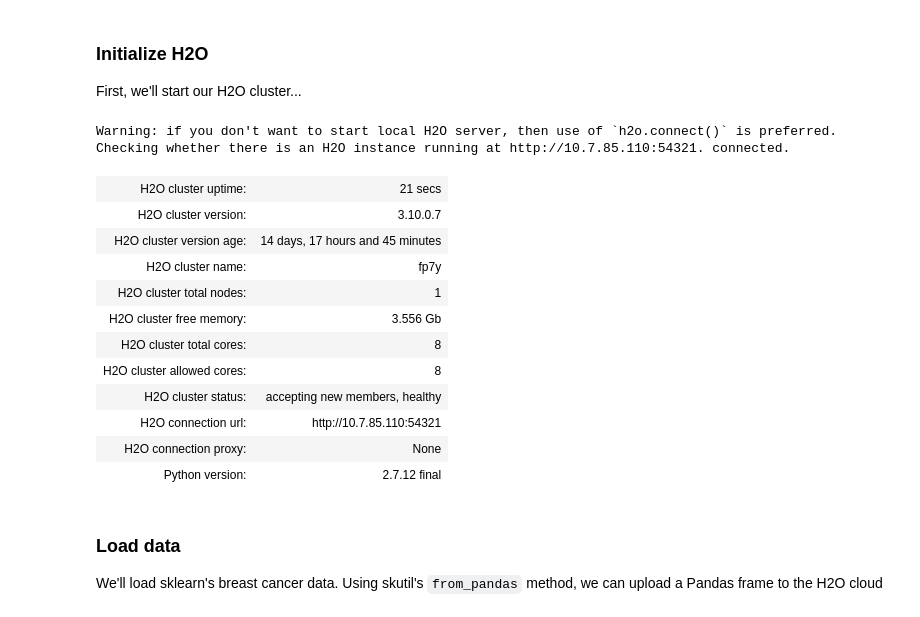
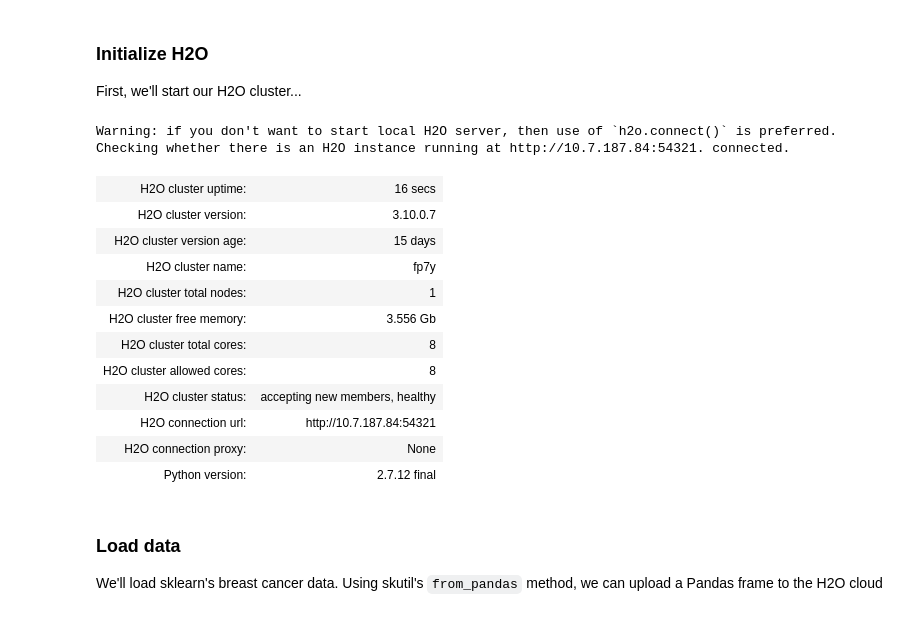
Before and after one commit to tgsmith61591/skutil, a Jupyter notebook: doc/examples/h2o/h2o_example.ipynb, the cells around one changed output. Saved outputs shown, nothing was run; the diff lists cells and outputs as text; code cells hidden in the pictures.

```diff
--- a/doc/examples/h2o/h2o_example.ipynb
+++ b/doc/examples/h2o/h2o_example.ipynb
@@ -76,23 +76,23 @@ First, we'll start our H2O cluster...
 # %%
 with warnings.catch_warnings():
     warnings.simplefilter('ignore')
 
     # I started this cluster up via CLI with:
     #     $ java -Xmx2g -jar /anaconda/h2o_jar/h2o.jar
-    h2o.init(ip='10.7.85.110', port=54321, start_h2o=False)
+    h2o.init(ip='10.7.187.84', port=54321, start_h2o=False)
 # %% [output]
 Warning: if you don't want to start local H2O server, then use of `h2o.connect()` is preferred.
-Checking whether there is an H2O instance running at http://10.7.85.110:54321. connected.
+Checking whether there is an H2O instance running at http://10.7.187.84:54321. connected.
-| H2O cluster uptime: | 21 secs |
+| H2O cluster uptime: | 16 secs |
 | H2O cluster version: | 3.10.0.7 |
-| H2O cluster version age: | 14 days, 17 hours and 45 minutes |
+| H2O cluster version age: | 15 days |
 | H2O cluster name: | fp7y |
 | H2O cluster total nodes: | 1 |
 | H2O cluster free memory: | 3.556 Gb |
 | H2O cluster total cores: | 8 |
 | H2O cluster allowed cores: | 8 |
 | H2O cluster status: | accepting new members, healthy |
-| H2O connection url: | http://10.7.85.110:54321 |
+| H2O connection url: | http://10.7.187.84:54321 |
 | H2O connection proxy: | None |
 | Python version: | 2.7.12 final |
 # %% [markdown]
```
Also changed, not shown: parts of 5 cells of this notebook.
